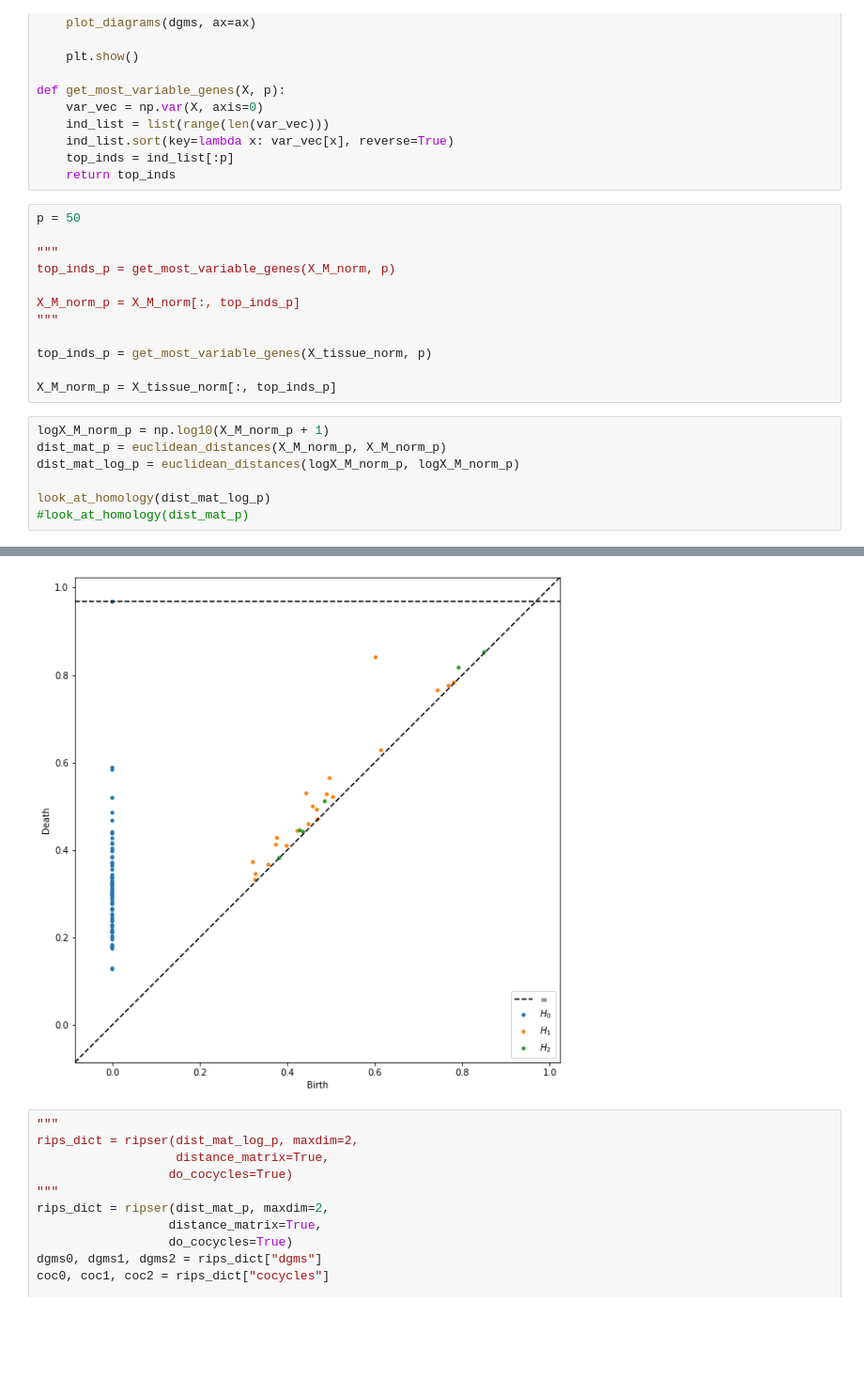
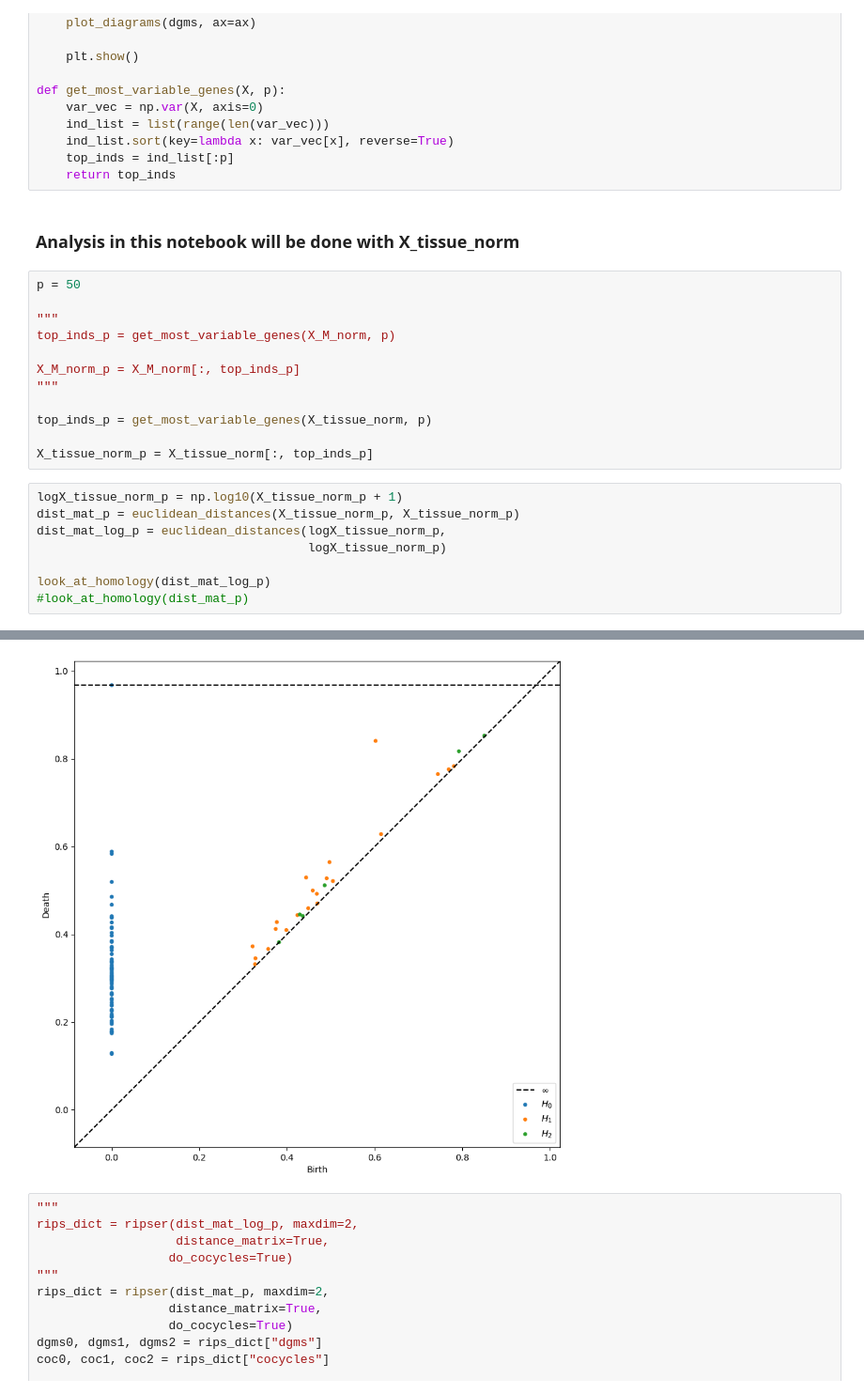
Before and after one commit to robbobbinett/learning_atlas_Graphs, a Jupyter notebook: 20_nov_2023.ipynb, the cells around one changed output, grey strips where cells are left out. Shown: that part at 94% size. Saved outputs shown, nothing was run; the diff lists cells and outputs as text; blank space fills up the shorter version.

```diff
--- a/20_nov_2023.ipynb
+++ b/20_nov_2023.ipynb
@@ -60,6 +60,8 @@ def get_most_variable_genes(X, p):
     ind_list.sort(key=lambda x: var_vec[x], reverse=True)
     top_inds = ind_list[:p]
     return top_inds
+# %% [markdown]
+<h3>Analysis in this notebook will be done with X_tissue_norm</h3>
 # %%
 p = 50
 
@@ -71,11 +73,12 @@ X_M_norm_p = X_M_norm[:, top_inds_p]
 
 top_inds_p = get_most_variable_genes(X_tissue_norm, p)
 
-X_M_norm_p = X_tissue_norm[:, top_inds_p]
+X_tissue_norm_p = X_tissue_norm[:, top_inds_p]
 # %%
-logX_M_norm_p = np.log10(X_M_norm_p + 1)
-dist_mat_p = euclidean_distances(X_M_norm_p, X_M_norm_p)
-dist_mat_log_p = euclidean_distances(logX_M_norm_p, logX_M_norm_p)
+logX_tissue_norm_p = np.log10(X_tissue_norm_p + 1)
+dist_mat_p = euclidean_distances(X_tissue_norm_p, X_tissue_norm_p)
+dist_mat_log_p = euclidean_distances(logX_tissue_norm_p,
+                                     logX_tissue_norm_p)
 
 look_at_homology(dist_mat_log_p)
 #look_at_homology(dist_mat_p)
@@ -85,4 +88,4 @@ Time elapsed: 0.034759521484375 seconds
-[figure, old version]
+[figure, new version]
 # %%
 """
 rips_dict = ripser(dist_mat_log_p, maxdim=2,
```
Also changed, not shown: parts of 5 cells of this notebook.
